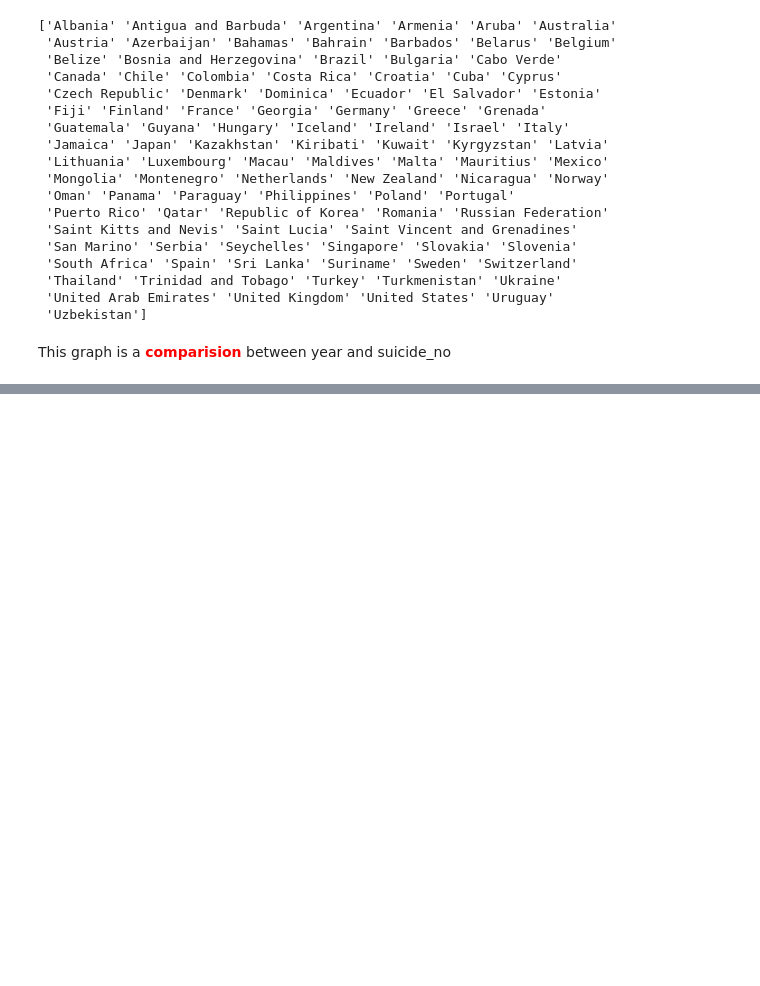
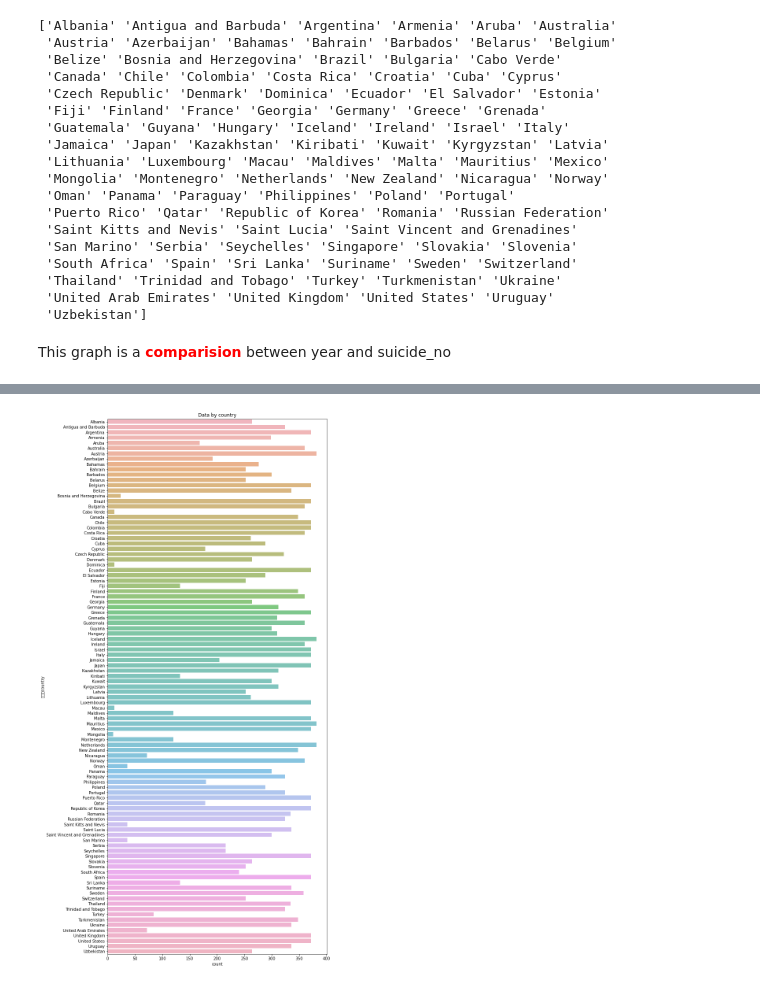
Before and after one commit to yukimura-ixa/ProjectPSIT, a Jupyter notebook: project.ipynb, the cells around one changed output, grey strips where cells are left out. Drawn from its saved outputs; the diff is of its cells as text; code cells hidden in the pictures; blank space fills up the shorter version.

```diff
--- a/project.ipynb
+++ b/project.ipynb
@@ -70,0 +70,9 @@ plt.show()
+# %%
+###Let's check for country
+alpha = 0.7
+plt.figure(figsize=(10,25))
+sns.countplot(y='Country', data=data, alpha=alpha)
+plt.title('Data by country')
+plt.show()
+# %% [output]
+[figure, added]
```
Also changed, not shown: parts of 9 cells of this notebook.
